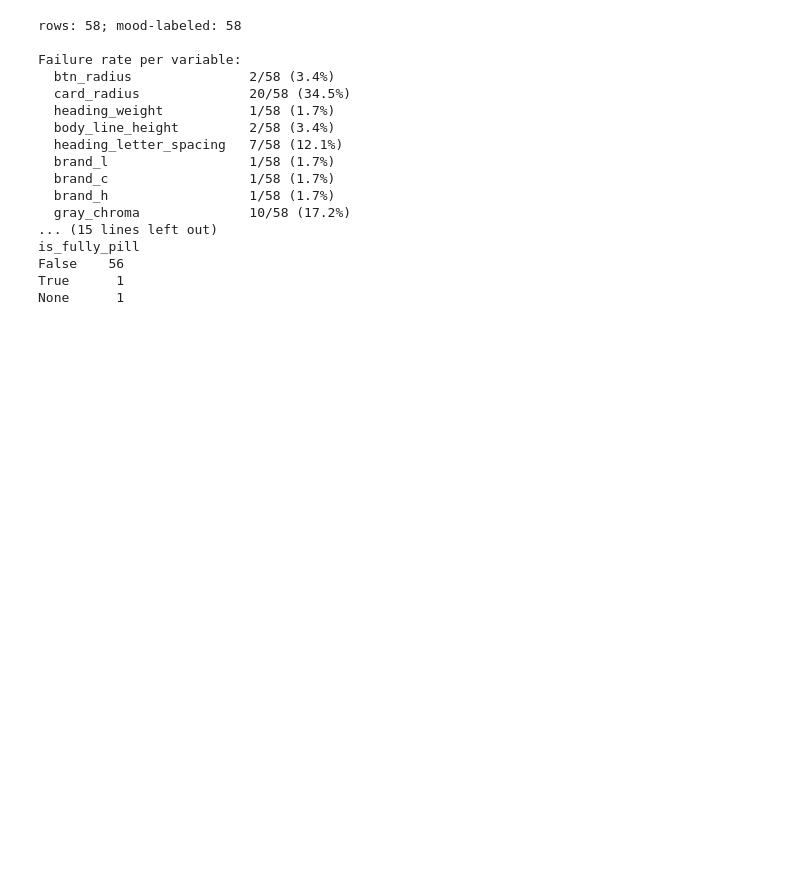
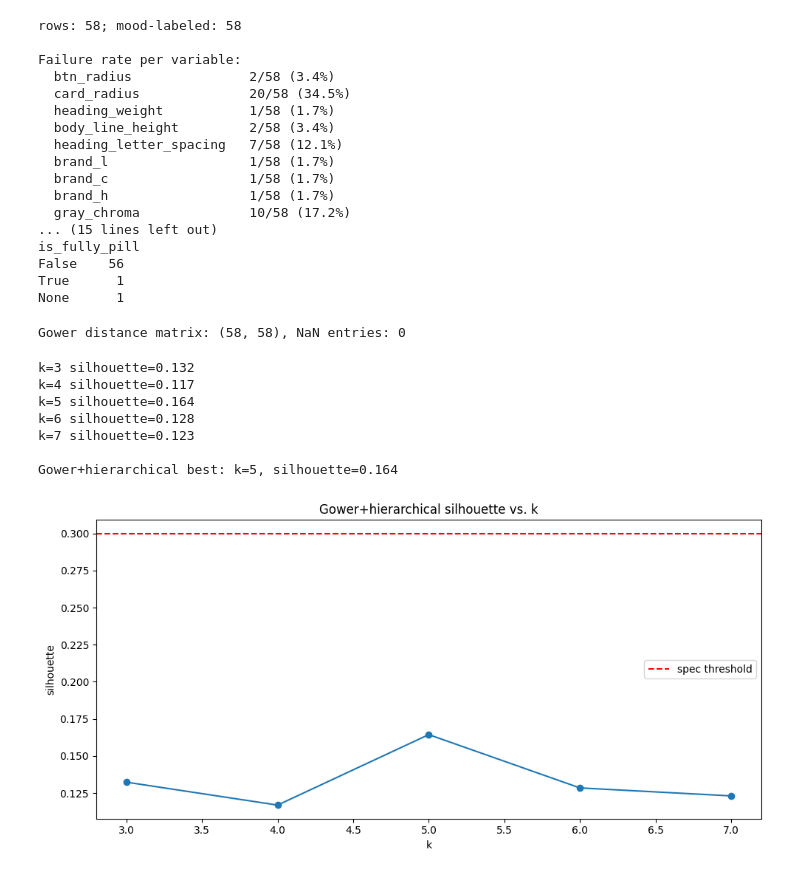
Before and after one commit to haneulcha/design-system-starter, a Jupyter notebook: docs/research/notebooks/2026-04-30-archetype-phase-b.ipynb, the cells around one changed output. Drawn from its saved outputs; the diff is of its cells as text; code cells hidden in the pictures; blank space fills up the shorter version.

Commit message:
feat(analysis): phase-b notebook part 2A — Gower+hierarchical clustering
Co-Authored-By: Claude Opus 4.7 (1M context) <noreply@anthropic.com>

```diff
--- a/docs/research/notebooks/2026-04-30-archetype-phase-b.ipynb
+++ b/docs/research/notebooks/2026-04-30-archetype-phase-b.ipynb
@@ -65,3 +65,43 @@ is_fully_pill
 False    56
 True      1
 None      1
+# %%
+# Gower distance: impute NaN per column (median for continuous, mode for categorical+bool)
+mixed = df[CONT_VARS + ORD_VARS + BOOL_VARS].copy()
+for v in CONT_VARS:
+    mixed[v] = mixed[v].astype(float).fillna(mixed[v].median())
+for v in ORD_VARS:
+    mixed[v] = mixed[v].astype(float).fillna(mixed[v].mode().iloc[0])
+for v in BOOL_VARS:
+    mixed[v] = mixed[v].astype(float).fillna(mixed[v].mode().iloc[0])
+cat_mask = np.array([False]*len(CONT_VARS) + [True]*len(ORD_VARS) + [True]*len(BOOL_VARS))
+gower_dist = gower.gower_matrix(mixed.to_numpy(dtype=float), cat_features=cat_mask)
+print(f'Gower distance matrix: {gower_dist.shape}, NaN entries: {np.isnan(gower_dist).sum()}')
+# %% [output]
+Gower distance matrix: (58, 58), NaN entries: 0
+# %%
+condensed = squareform(gower_dist, checks=False)
+Z = linkage(condensed, method='average')
+ks = list(range(3, 8)); sils = []
+for k in ks:
+    labels = fcluster(Z, t=k, criterion='maxclust')
+    s = silhouette_score(gower_dist, labels, metric='precomputed')
+    sils.append(s); print(f'k={k} silhouette={s:.3f}')
+gower_best_k = ks[int(np.argmax(sils))]
+gower_best_sil = max(sils)
+print(f'\nGower+hierarchical best: k={gower_best_k}, silhouette={gower_best_sil:.3f}')
+fig, ax = plt.subplots(figsize=(10, 5))
+ax.plot(ks, sils, 'o-')
+ax.axhline(0.30, color='red', linestyle='--', label='spec threshold')
+ax.set_xlabel('k'); ax.set_ylabel('silhouette'); ax.legend()
+ax.set_title('Gower+hierarchical silhouette vs. k')
+fig.tight_layout(); fig.savefig(FIGS / 'gower-silhouette.png', dpi=120); plt.show()
+# %% [output]
+k=3 silhouette=0.132
+k=4 silhouette=0.117
+k=5 silhouette=0.164
+k=6 silhouette=0.128
+k=7 silhouette=0.123
+
+Gower+hierarchical best: k=5, silhouette=0.164
+[figure, added]
```
Also changed, not shown: parts of 1 cell of this notebook, 1 other file.
